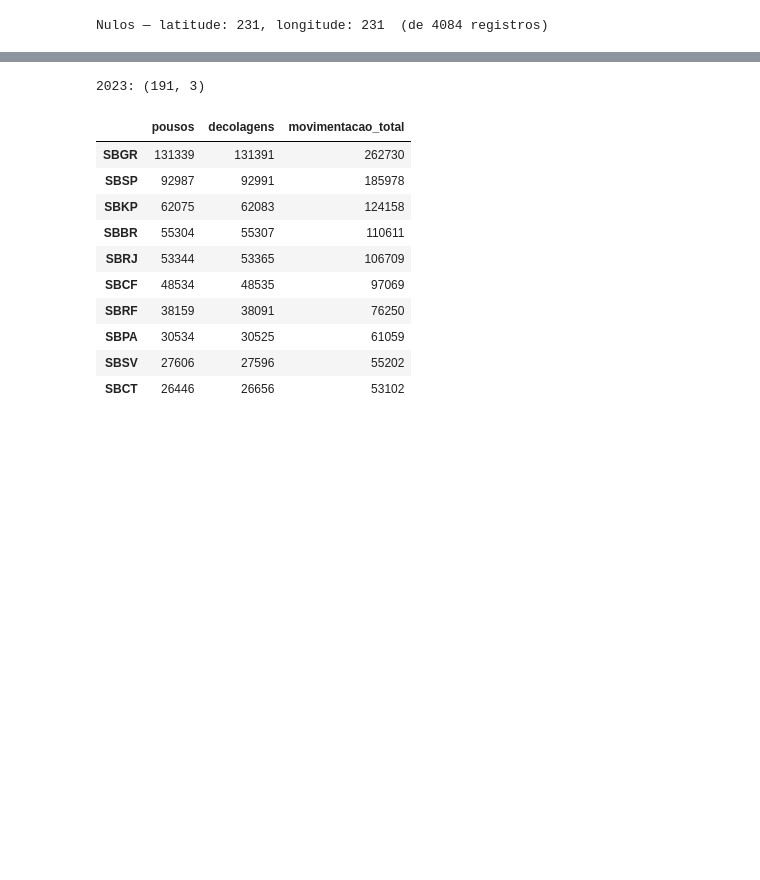
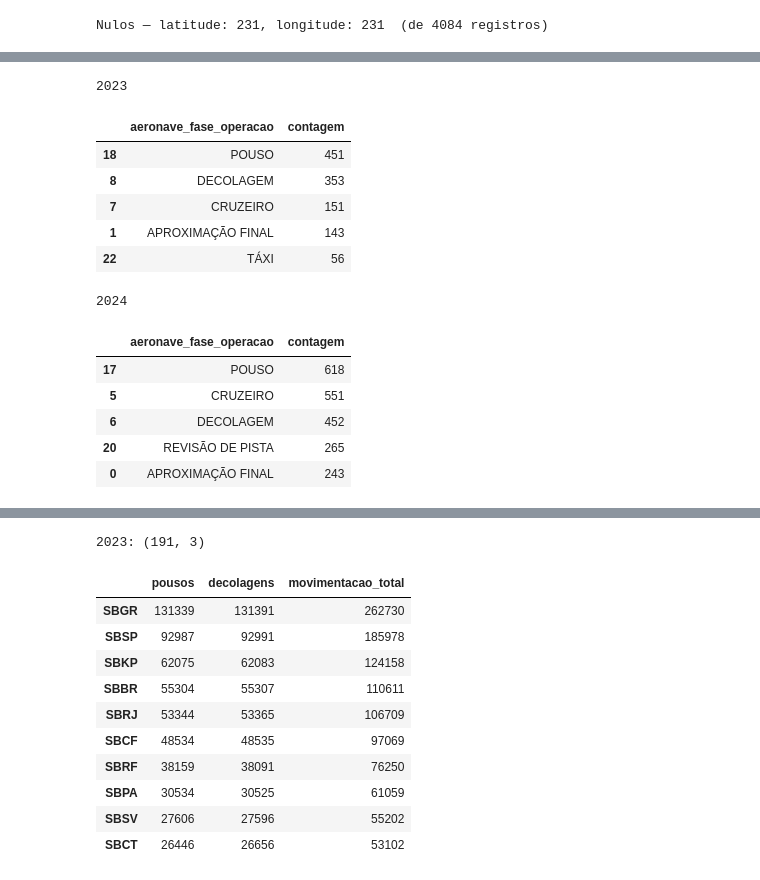
Before and after one commit to fmariane/sprint1-mvp, a Jupyter notebook: source/mvp.ipynb, the cells around one changed output, grey strips where cells are left out. Drawn from its saved outputs; the diff is of its cells as text; code cells hidden in the pictures; blank space fills up the shorter version.

```diff
--- a/source/mvp.ipynb
+++ b/source/mvp.ipynb
@@ -339,0 +378,47 @@ dist_cidades_ano_classificacao.show()
+# %%
+#agrupamento de ocorrencia por faze de voo
+df_ocorrencia_fase_voo = df_aeronave[df_aeronave['aeronave_fase_operacao'].notna()]
+
+df_ocorrencia_com_fase = df_ocorrencia.merge(
+    df_ocorrencia_fase_voo[['codigo_ocorrencia2', 'aeronave_fase_operacao']],
+    on='codigo_ocorrencia2',
+    how='inner'
+)
+df_ocorrencia_com_fase_2023 = filter_by_year(df_ocorrencia_com_fase, 'ocorrencia_dia', [2023])
+df_ocorrencia_com_fase_2024 = filter_by_year(df_ocorrencia_com_fase, 'ocorrencia_dia', [2024])
+
+contagem_ocorrencias_por_fase_2023 = (
+    df_ocorrencia_com_fase_2023
+    .groupby('aeronave_fase_operacao')
+    .size()
+    .reset_index(name='contagem')
+    .sort_values('contagem', ascending=False)
+)
+
+contagem_ocorrencias_por_fase_2024 = (
+    df_ocorrencia_com_fase_2024
+    .groupby('aeronave_fase_operacao')
+    .size()
+    .reset_index(name='contagem')
+    .sort_values('contagem', ascending=False)
+)
+
+print("2023")
+display(contagem_ocorrencias_por_fase_2023.head())
+print("2024")
+display(contagem_ocorrencias_por_fase_2024.head())
+# %% [output]
+2023
+|  | aeronave_fase_operacao | contagem |
+| 18 | POUSO | 451 |
+| 8 | DECOLAGEM | 353 |
+| 7 | CRUZEIRO | 151 |
+| 1 | APROXIMAÇÃO FINAL | 143 |
+| 22 | TÁXI | 56 |
+2024
+|  | aeronave_fase_operacao | contagem |
+| 17 | POUSO | 618 |
+| 5 | CRUZEIRO | 551 |
+| 6 | DECOLAGEM | 452 |
+| 20 | REVISÃO DE PISTA | 265 |
+| 0 | APROXIMAÇÃO FINAL | 243 |
```
Also changed, not shown: parts of 46 cells of this notebook.
